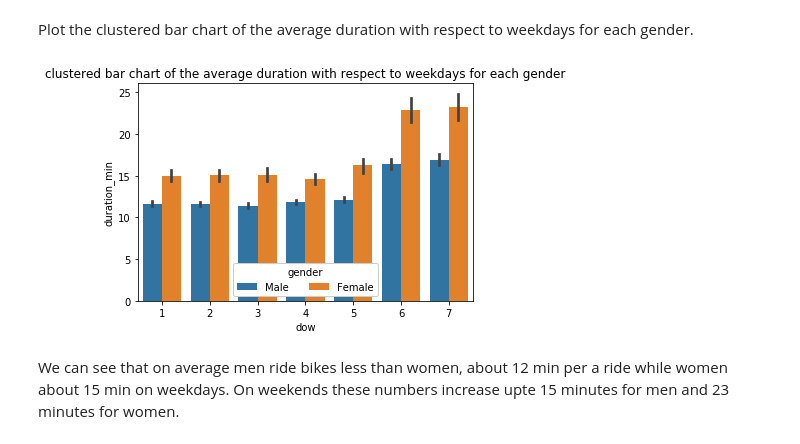
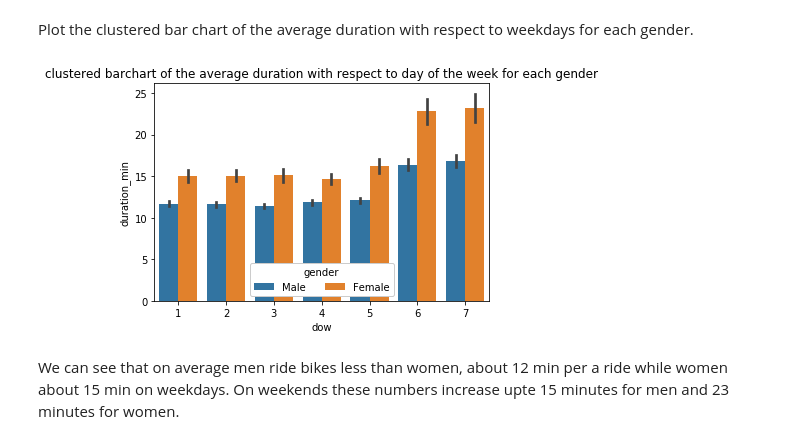
Before and after one commit to taglitis/bike-share-system-visualization, a Jupyter notebook: exploration_analysis.ipynb, the cells around one changed output. Drawn from its saved outputs; the diff is of its cells as text; code cells hidden in the pictures.

Commit message:
style: added titles labels to plots

```diff
--- a/exploration_analysis.ipynb
+++ b/exploration_analysis.ipynb
@@ -17,7 +17,7 @@ import datetime
 %matplotlib inline
 # %%
 #laod data from a .csv file
-df = pd.read_csv('2017-fordgobike-tripdata.csv')
+df = pd.read_csv('../2017-fordgobike-tripdata.csv')
 df.sample(10)
 # %% [output]
 |  | duration_sec | start_time | end_time | start_station_id | start_station_name | start_station_latitude | ... |
@@ -414,9 +414,9 @@ Plot the clustered bar chart of the average duration with respect to weekdays fo
 # %%
 ax = sb.barplot(data = df, x = 'dow', y = 'duration_min', hue = 'member_gender');
 ax.legend(loc = 8, ncol = 3, framealpha = 1, title = 'gender');
-plt.title('clustered bar chart of the average duration with respect to weekdays for each gender');
+plt.title('clustered barchart of the average duration with respect to day of the week for each gender');
 # %% [output]
-[figure, old version]
+[figure, new version]
 # %% [markdown]
 We can see that on average men ride bikes less than women, about 12 min per a ride while women about 15 min on weekdays. On weekends these numbers increase upte 15 minutes for men and 23 minutes for women.
 # %% [markdown]
```
Also changed, not shown: parts of 2 cells of this notebook, 1 other file.
